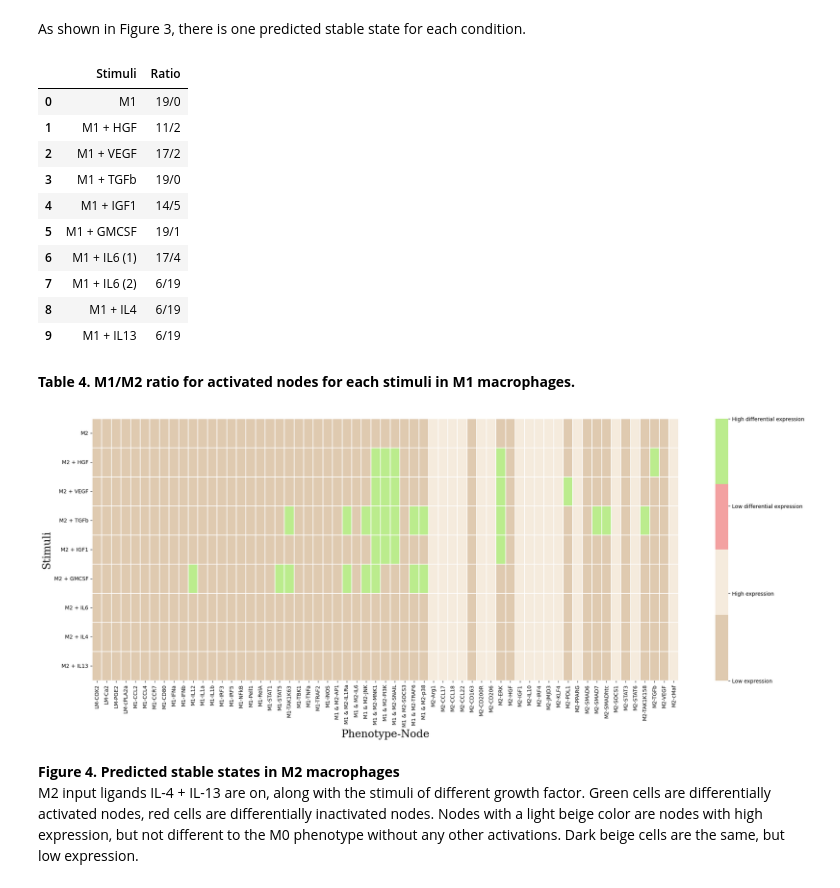
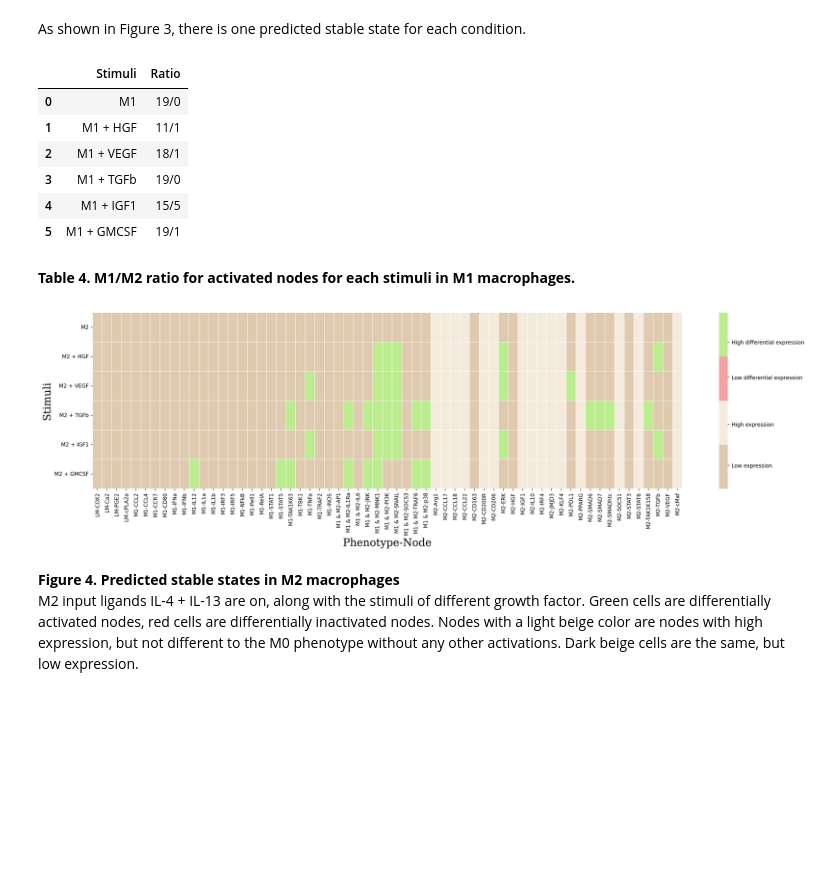
Before and after one commit to Karinaovedal/Master-thesis, a Jupyter notebook: MacPol 2.0.ipynb, the cells around one changed output. Cells and saved outputs as stored; diff of their text form; code cells hidden in the pictures; blank space fills up the shorter version.

```diff
--- a/MacPol 2.0.ipynb
+++ b/MacPol 2.0.ipynb
@@ -466,21 +426,17 @@ As shown in Figure 3, there is one predicted stable state for each condition.
 # CALCULATING THE RATIO OF ACTIVATED M1 VS M2 NODES
 
 # Creating a list of stimulis
-stimulis = ['M1', 'M1 + HGF', 'M1 + VEGF', 'M1 + TGFb', 'M1 + IGF1', 'M1 + GMCSF', 'M1 + IL6 (1)', 'M1 + IL6 (2)', 'M1 + IL4', 'M1 + IL13']
+stimulis = ['M1', 'M1 + HGF', 'M1 + VEGF', 'M1 + TGFb', 'M1 + IGF1', 'M1 + GMCSF']
 
 ratio(M1data, stimulis)
 # %% [output]
 |  | Stimuli | Ratio |
 | 0 | M1 | 19/0 |
-| 1 | M1 + HGF | 11/2 |
-| 2 | M1 + VEGF | 17/2 |
+| 1 | M1 + HGF | 11/1 |
+| 2 | M1 + VEGF | 18/1 |
 | 3 | M1 + TGFb | 19/0 |
-| 4 | M1 + IGF1 | 14/5 |
+| 4 | M1 + IGF1 | 15/5 |
 | 5 | M1 + GMCSF | 19/1 |
-| 6 | M1 + IL6 (1) | 17/4 |
-| 7 | M1 + IL6 (2) | 6/19 |
-| 8 | M1 + IL4 | 6/19 |
-| 9 | M1 + IL13 | 6/19 |
 # %% [markdown]
 **Table 4. M1/M2 ratio for activated nodes for each stimuli in M1 macrophages.**
 # %%
@@ -514,56 +470,46 @@ M2_GMCSF = fix_df.query(inpM2_GMCSF)
 M2_GMCSF = M2_GMCSF[markers]
 M2_GMCSF.columns = pd.MultiIndex.from_arrays(phen_arrays, names= ['Phenotype', 'Node'])
 
-M2_IL6 = fix_df.query(inpM2_IL6)
-M2_IL6 = M2_IL6[markers]
-M2_IL6.columns = pd.MultiIndex.from_arrays(phen_arrays, names= ['Phenotype', 'Node'])
 
-M2_IL4 = fix_df.query(inpM2_IL4)
-M2_IL4 = M2_IL4[markers]
-M2_IL4.columns = pd.MultiIndex.from_arrays(phen_arrays, names= ['Phenotype', 'Node'])
 
-M2_IL13 = fix_df.query(inpM2_IL13)
-M2_IL13 = M2_IL13[markers]
-M2_IL13.columns = pd.MultiIndex.from_arrays(phen_arrays, names= ['Phenotype', 'Node'])
-
-frames = [M2_ON, M2_HGF, M2_VEGF, M2_TGFb, M2_IGF1, M2_GMCSF, M2_IL6, M2_IL4, M2_IL13]
+frames = [M2_ON, M2_HGF, M2_VEGF, M2_TGFb, M2_IGF1, M2_GMCSF]
 
 # Concatenating all the filtered dataframes into one large dataframe
-results = pd.concat(frames, keys=["M2", "M2 + HGF", "M2 + VEGF", "M2 + TGFb", "M2 + IGF1", "M2 + GMCSF", "M2 + IL6", "M2 + IL4", "M2 + IL13"]).copy()
+results = pd.concat(frames, keys=["M2", "M2 + HGF", "M2 + VEGF", "M2 + TGFb", "M2 + IGF1", "M2 + GMCSF"]).copy()
 
 # Resetting the index to move the stimuli names to columns
 results.reset_index(inplace=True)
 
 # Lexsorting the MultiIndex
 results = results.sort_index(axis=1)
 
-fig, ax = plt.subplots(figsize=(25, 9))
+fig, ax = plt.subplots(figsize=(25, 6), dpi=200)
 
 # Filter the DataFrame to keep only the columns representing the data for the heatmap
 M2data = results.drop(['level_0', 'level_1'], axis=1)
 
 # Coloring nodes where M2 matches the equivalent node in another row.
 M2data = format_diff_expression(M2data)
 
 
 M2map = sns.heatmap(M2data, cmap = cmap, square = False,
                     linewidth=0.1, cbar_kws={"shrink": 1})
 
 # Manually specifying discrete legend labelling
 colorbar = ax.collections[0].colorbar
-colorbar.set_ticks([0, 1, 2, 3])
+colorbar.set_ticks([0.4, 1.1, 1.9, 2.5])
 colorbar.set_ticklabels(['Low expression', 'High expression', 'Low differential expression',
                          'High differential expression'])
 
 
 # Setting y-axis labels using the 'level_0' column which contains the stimuli names
 M2map.set_yticklabels(results['level_0'].values, rotation=0)
 
 M2map.set_ylabel("Stimuli", fontsize=20, font="Serif")
 M2map.set_xlabel("Phenotype-Node", fontsize=20, font="Serif")
 plt.show()
 # %% [output]
-[figure, old version]
+[figure, new version]
 # %% [markdown]
 **Figure 4. Predicted stable states in M2 macrophages**
 <br>M2 input ligands IL-4 + IL-13 are on, along with the stimuli of different growth factor. Green cells are differentially activated nodes, red cells are differentially inactivated nodes. Nodes with a light beige color are nodes with high expression, but not different to the M0 phenotype without any other activations. Dark beige cells are the same, but low expression.
```
Also changed, not shown: parts of 15 cells of this notebook, 9 other files.
